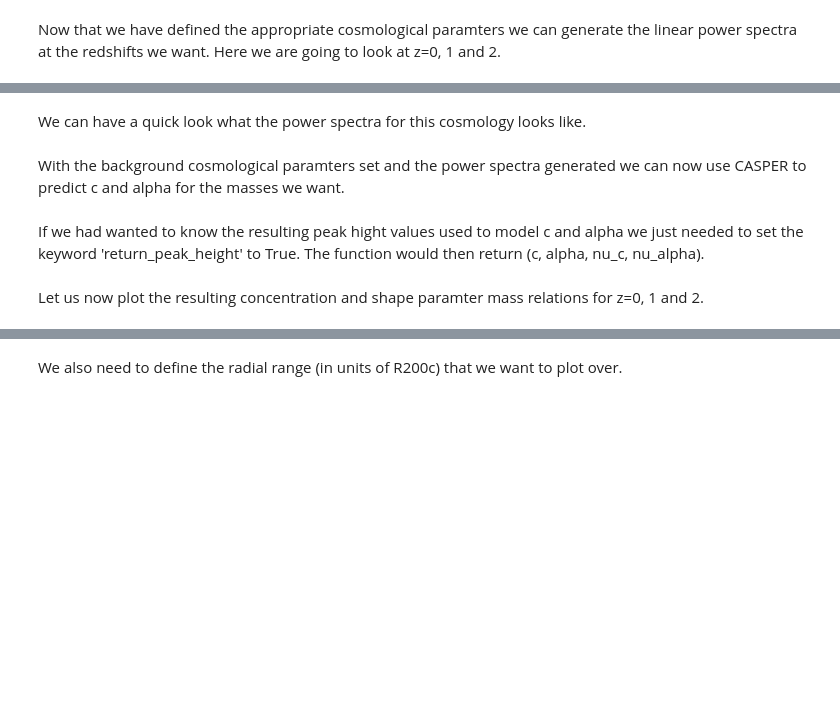
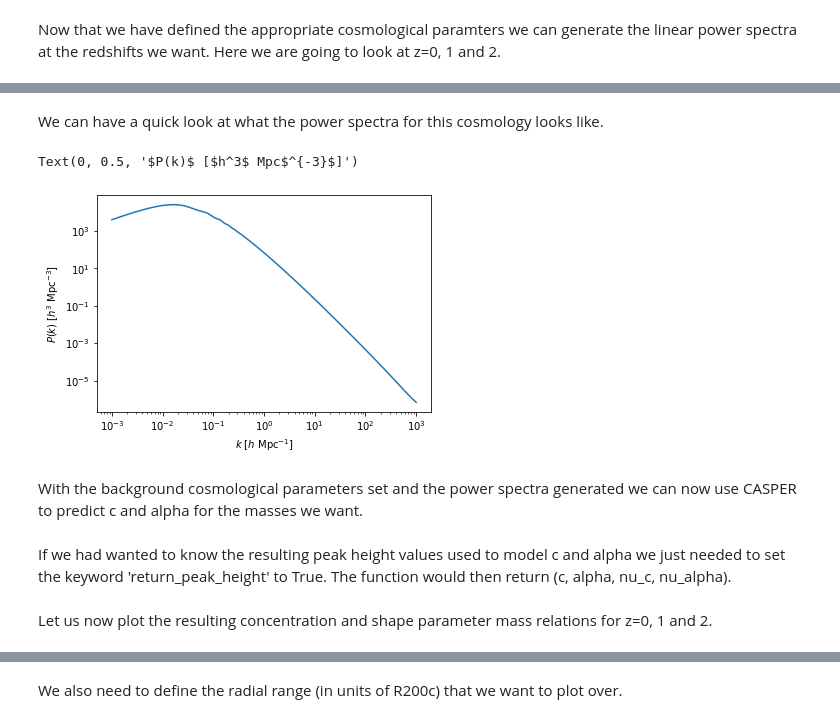
Before and after one commit to Shaun-T-Brown/CASPER-example, a Jupyter notebook: example_script.ipynb, the cells around one changed output, grey strips where cells are left out. Cells and saved outputs as stored; diff of their text form; code cells hidden in the pictures; blank space fills up the shorter version.

```diff
--- a/example_script.ipynb
+++ b/example_script.ipynb
@@ -41,16 +40,18 @@ kh, z, pk = results.get_matter_power_spectrum(minkh = 1e-3, maxkh = 1e3, npoints
 # %% [markdown]
-We can have a quick look what the power spectra for this cosmology looks like.
+We can have a quick look at what the power spectra for this cosmology looks like.
 # %%
 plt.figure()
 plt.plot(kh, pk[0,:])
 plt.xscale('log')
 plt.yscale('log')
 
 plt.xlabel('$k$ [$h$ Mpc$^{-1}$]')
 plt.ylabel('$P(k)$ [$h^3$ Mpc$^{-3}$]')
-plt.legend(frameon=False)
+# %% [output]
+Text(0, 0.5, '$P(k)$ [$h^3$ Mpc$^{-3}$]')
+[figure, added]
 # %% [markdown]
-With the background cosmological paramters set and the power spectra generated we can now use CASPER to predict c and alpha for the masses we want.
+With the background cosmological parameters set and the power spectra generated we can now use CASPER to predict c and alpha for the masses we want.
 # %%
 #define mass range (in M_200c [h^-1 M_sun]) to calculate the density paramters
 M=np.logspace(12,14,100)
@@ -61,7 +62,7 @@ c2,alpha2=casper.casper(M, pk_2, omega_m, return_peak_height=False)
 # %% [markdown]
-If we had wanted to know the resulting peak hight values used to model c and alpha we just needed to set the keyword 'return_peak_height' to True. The function would then return (c, alpha, nu_c, nu_alpha).
+If we had wanted to know the resulting peak height values used to model c and alpha we just needed to set the keyword 'return_peak_height' to True. The function would then return (c, alpha, nu_c, nu_alpha).
 # %% [markdown]
-Let us now plot the resulting concentration and shape paramter mass relations for z=0, 1 and 2.
+Let us now plot the resulting concentration and shape parameter mass relations for z=0, 1 and 2.
 # %%
 plt.figure()
 plt.plot(M, c0, label='z=0')
```
Also changed, not shown: parts of 15 cells of this notebook, 1 other file.
